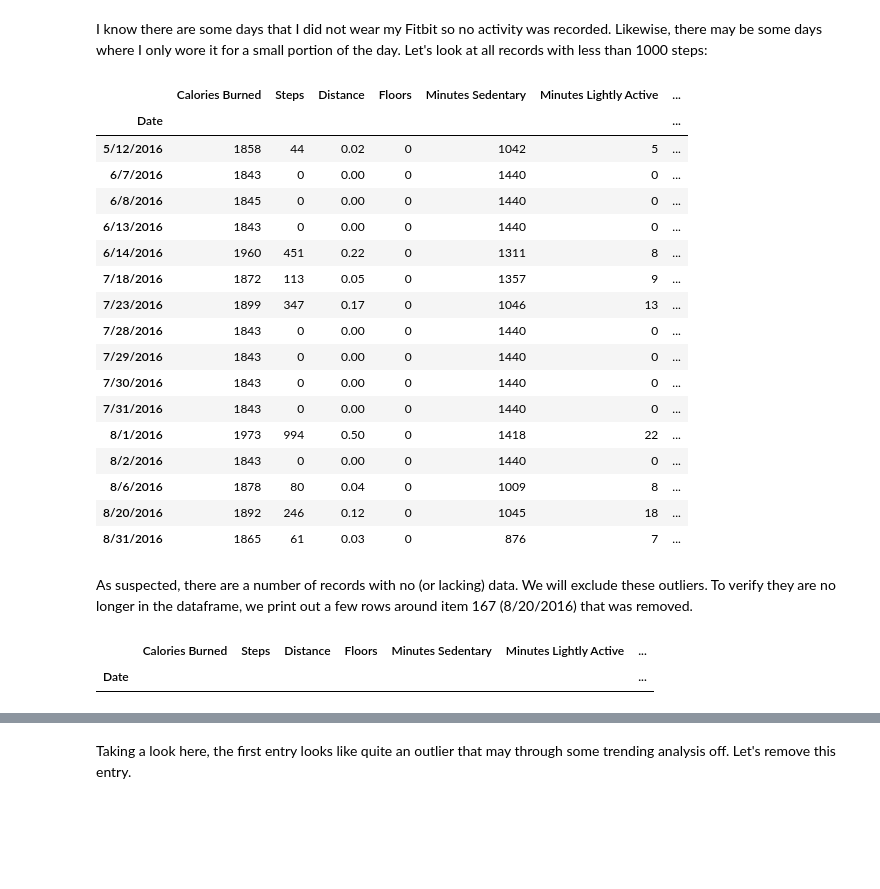
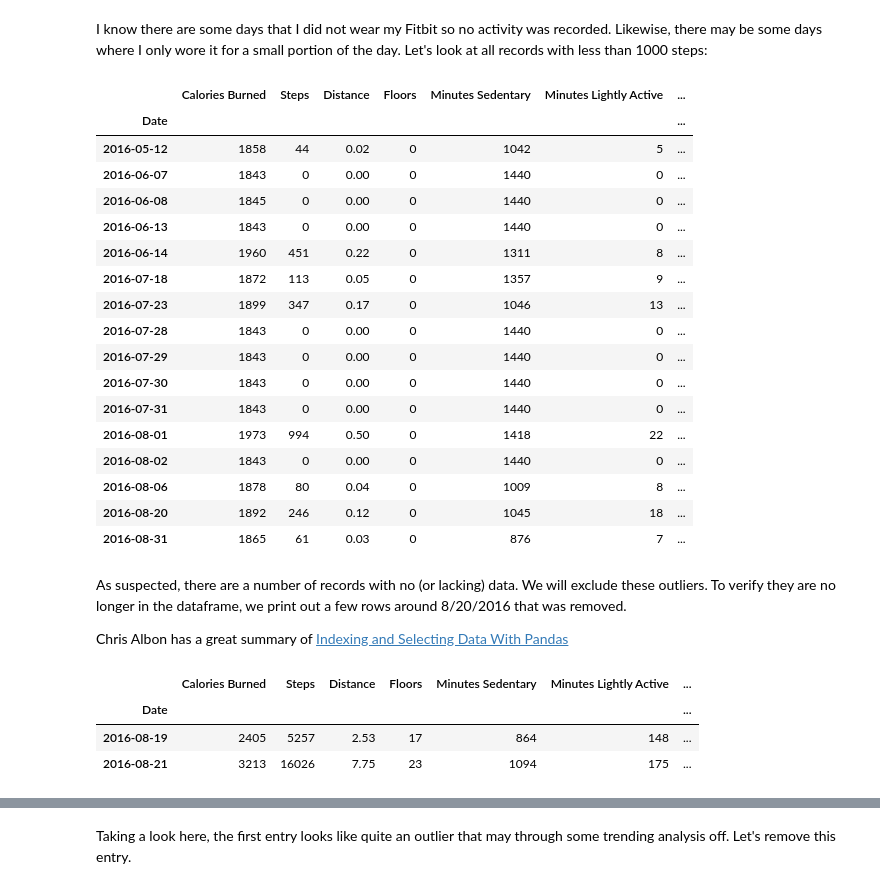
Before and after one commit to mkudija/fitbit-activity, a Jupyter notebook: fitbit.ipynb, the cells around one changed output, grey strips where cells are left out. Drawn from its saved outputs; the diff is of its cells as text; code cells hidden in the pictures; blank space fills up the shorter version.

```diff
--- a/fitbit.ipynb
+++ b/fitbit.ipynb
@@ -4,6 +4,5 @@ First we import the data into a pandas dataframe, and take a glance at the data
 # %%
 import pandas as pd
-steps = pd.read_csv("fitbit_steps.csv",index_col='Date')
-sleep = pd.read_csv("fitbit_sleep.csv",index_col='Date')
+steps = pd.read_csv("fitbit_steps.csv",index_col='Date',parse_dates=True)
+sleep = pd.read_csv("fitbit_sleep.csv",index_col='Date',parse_dates=True,dtype={'Minutes Asleep': int})
 # can improve how we read this in: http://pandas.pydata.org/pandas-docs/stable/generated/pandas.read_csv.html
-steps.head()
@@ -36,29 +40,33 @@ steps[steps.Steps < 1000]
 # %% [output]
 |  | Calories Burned | Steps | Distance | Floors | Minutes Sedentary | Minutes Lightly Active | ... |
 | Date |  |  |  |  |  |  | ... |
-| 5/12/2016 | 1858 | 44 | 0.02 | 0 | 1042 | 5 | ... |
-| 6/7/2016 | 1843 | 0 | 0.00 | 0 | 1440 | 0 | ... |
-| 6/8/2016 | 1845 | 0 | 0.00 | 0 | 1440 | 0 | ... |
-| 6/13/2016 | 1843 | 0 | 0.00 | 0 | 1440 | 0 | ... |
-| 6/14/2016 | 1960 | 451 | 0.22 | 0 | 1311 | 8 | ... |
-| 7/18/2016 | 1872 | 113 | 0.05 | 0 | 1357 | 9 | ... |
-| 7/23/2016 | 1899 | 347 | 0.17 | 0 | 1046 | 13 | ... |
-| 7/28/2016 | 1843 | 0 | 0.00 | 0 | 1440 | 0 | ... |
-| 7/29/2016 | 1843 | 0 | 0.00 | 0 | 1440 | 0 | ... |
-| 7/30/2016 | 1843 | 0 | 0.00 | 0 | 1440 | 0 | ... |
-| 7/31/2016 | 1843 | 0 | 0.00 | 0 | 1440 | 0 | ... |
-| 8/1/2016 | 1973 | 994 | 0.50 | 0 | 1418 | 22 | ... |
-| 8/2/2016 | 1843 | 0 | 0.00 | 0 | 1440 | 0 | ... |
-| 8/6/2016 | 1878 | 80 | 0.04 | 0 | 1009 | 8 | ... |
-| 8/20/2016 | 1892 | 246 | 0.12 | 0 | 1045 | 18 | ... |
-| 8/31/2016 | 1865 | 61 | 0.03 | 0 | 876 | 7 | ... |
+| 2016-05-12 | 1858 | 44 | 0.02 | 0 | 1042 | 5 | ... |
+| 2016-06-07 | 1843 | 0 | 0.00 | 0 | 1440 | 0 | ... |
+| 2016-06-08 | 1845 | 0 | 0.00 | 0 | 1440 | 0 | ... |
+| 2016-06-13 | 1843 | 0 | 0.00 | 0 | 1440 | 0 | ... |
+| 2016-06-14 | 1960 | 451 | 0.22 | 0 | 1311 | 8 | ... |
+| 2016-07-18 | 1872 | 113 | 0.05 | 0 | 1357 | 9 | ... |
+| 2016-07-23 | 1899 | 347 | 0.17 | 0 | 1046 | 13 | ... |
+| 2016-07-28 | 1843 | 0 | 0.00 | 0 | 1440 | 0 | ... |
+| 2016-07-29 | 1843 | 0 | 0.00 | 0 | 1440 | 0 | ... |
+| 2016-07-30 | 1843 | 0 | 0.00 | 0 | 1440 | 0 | ... |
+| 2016-07-31 | 1843 | 0 | 0.00 | 0 | 1440 | 0 | ... |
+| 2016-08-01 | 1973 | 994 | 0.50 | 0 | 1418 | 22 | ... |
+| 2016-08-02 | 1843 | 0 | 0.00 | 0 | 1440 | 0 | ... |
+| 2016-08-06 | 1878 | 80 | 0.04 | 0 | 1009 | 8 | ... |
+| 2016-08-20 | 1892 | 246 | 0.12 | 0 | 1045 | 18 | ... |
+| 2016-08-31 | 1865 | 61 | 0.03 | 0 | 876 | 7 | ... |
 # %% [markdown]
-As suspected, there are a number of records with no (or lacking) data. We will exclude these outliers. To verify they are no longer in the dataframe, we print out a few rows around item 167 (8/20/2016) that was removed.
+As suspected, there are a number of records with no (or lacking) data. We will exclude these outliers. To verify they are no longer in the dataframe, we print out a few rows around 8/20/2016 that was removed.
+
+Chris Albon has a great summary of [Indexing and Selecting Data With Pandas](http://chrisalbon.com/python/pandas_indexing_selecting.html)
 # %%
 steps = steps[steps.Steps > 1000]
-steps.ix[165:169]
-# NEEDS UPDATE NOW
+
+steps.loc['2016-08-19':'2016-08-21']
 # %% [output]
 |  | Calories Burned | Steps | Distance | Floors | Minutes Sedentary | Minutes Lightly Active | ... |
 | Date |  |  |  |  |  |  | ... |
+| 2016-08-19 | 2405 | 5257 | 2.53 | 17 | 864 | 148 | ... |
+| 2016-08-21 | 3213 | 16026 | 7.75 | 23 | 1094 | 175 | ... |
 # %% [markdown]
```
Also changed, not shown: parts of 17 cells of this notebook.
